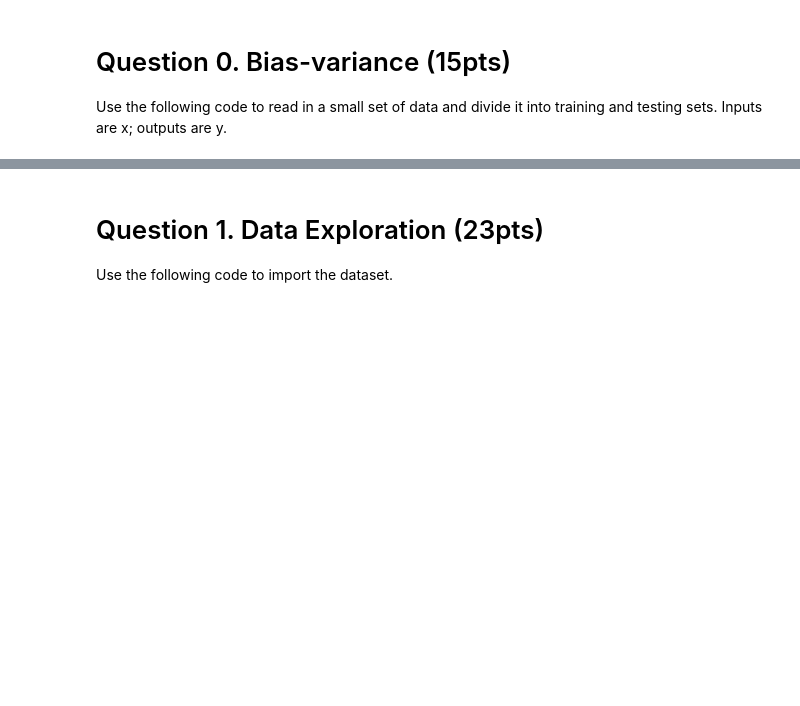
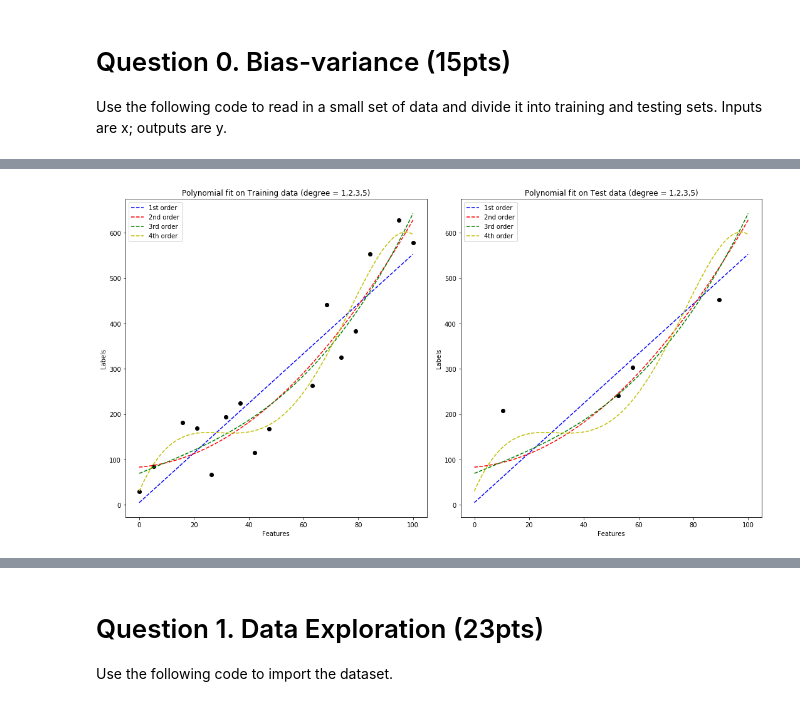
Before and after one commit to jsigee87/data_science_principles, a Jupyter notebook: hw_2/HW2.ipynb, the cells around one changed output, grey strips where cells are left out. Saved outputs shown, nothing was run; the diff lists cells and outputs as text; code cells hidden in the pictures; blank space fills up the shorter version.

```diff
--- a/hw_2/HW2.ipynb
+++ b/hw_2/HW2.ipynb
@@ -33,0 +80,82 @@ We want to build a model that can predict y for unknown inputs x.
+# %%
+import warnings
+warnings.filterwarnings('ignore')
+
+#reshape x and y sets
+x_values = np.array(x_train.reshape(-1))
+# x_values = np.sort(x_values)
+y_values = np.array(y_train.reshape(-1))
+
+# get coefficients for p2,p3,5
+c1 = poly.polyfit(x_values,y_values,1)
+c2 = poly.polyfit(x_values,y_values,2)
+c3 = poly.polyfit(x_values,y_values,3)
+c5 = poly.polyfit(x_values,y_values,5)
+
+# make predictions on test set for degrees 1,2,3, and 5
+
+y1 = c1[1]*x_test + c1[0]
+y2 = c2[2]*(x_test**2) + c2[1]*x_test + c2[0]
+y3 = c3[3]*(x_test**3) + c3[2]*(x_test**2) + c3[1]*x_test + c3[0]
+y5 = c5[5]*(x_test**5) + c5[4]*(x_test**4) + c5[3]*(x_test**3) + c5[2]*(x_test**2) + c5[1]*x_test + c5[0]
+
+# mean squared error calculations
+mse1 = mean_squared_error(y_test, y1)
+mse2 = mean_squared_error(y_test, y2)
+mse3 = mean_squared_error(y_test, y3)
+mse5 = mean_squared_error(y_test, y5)
+
+print("MSE on test set (deg: 1) = " + str(mse1))
+print("MSE on test set (deg: 2) = " + str(mse2))
+print("MSE on test set (deg: 3) = " + str(mse3))
+print("MSE on test set (deg: 5) = " + str(mse5))
+
+from numpy.polynomial import Polynomial
+fig_size = [15,8]
+
+plt.subplot(121)
+_ = plt.rcParams["figure.figsize"] = fig_size
+plt.scatter(x_train,y_train, color="black")
+plt.title("Polynomial fit on Training data (degree = 1,2,3,5)")
+plt.xlabel("Features")
+_ = plt.ylabel("Labels")
+
+#reshape x and y sets
+x_values = np.array(x_train.reshape(-1))
+# x_values = np.sort(x_values)
+y_values = np.array(y_train.reshape(-1))
+
+# fit polynomials
+p1 = Polynomial.fit(x_values,y_values,1)
+p2 = Polynomial.fit(x_values,y_values,2)
+p3 = Polynomial.fit(x_values,y_values,3)
+p5 = Polynomial.fit(x_values,y_values,5)
+
+# create plots
+_ = plt.plot(*p1.linspace(), "b--", label=r'1st order')
+_ = plt.plot(*p2.linspace(), "r--", label=r'2nd order')
+_ = plt.plot(*p3.linspace(), "g--", label=r'3rd order')
+_ = plt.plot(*p5.linspace(), "y--", label=r'4th order')
+_ = plt.legend()
+
+# add legend
+
+# plot predictions
+plt.subplot(122)
+fig_size = [15,8]
+_ = plt.rcParams["figure.figsize"] = fig_size
+plt.scatter(x_test,y_test, color="black")
+plt.title("Polynomial fit on Test data (degree = 1,2,3,5)")
+plt.xlabel("Features")
+_ = plt.ylabel("Labels")
+
+# create plots
+_ = plt.plot(*p1.linspace(), "b--", label=r'1st order')
+_ = plt.plot(*p2.linspace(), "r--", label=r'2nd order')
+_ = plt.plot(*p3.linspace(), "g--", label=r'3rd order')
+_ = plt.plot(*p5.linspace(), "y--", label=r'4th order')
+_ = plt.legend()
+
+_ = plt.tight_layout()
+# add legend
+# %% [output]
@@ -33,0 +166 @@ We want to build a model that can predict y for unknown inputs x.
+[figure, added]
```
Also changed, not shown: parts of 26 cells of this notebook.
